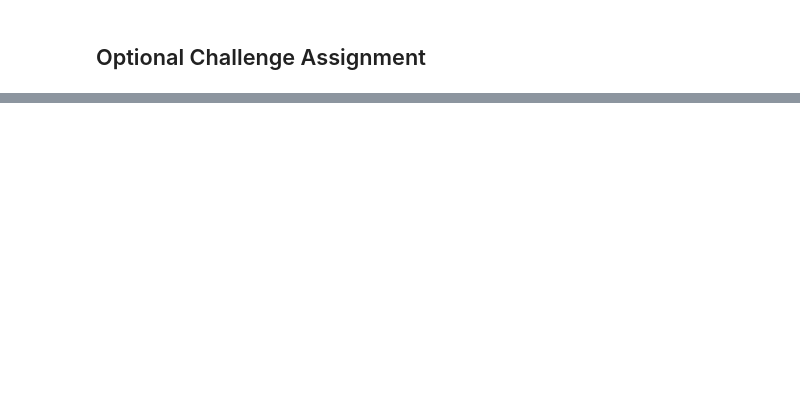
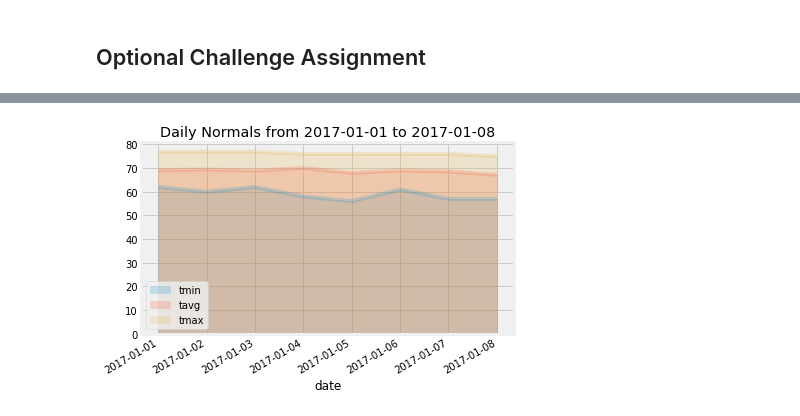
Before and after one commit to cinhui/climate_analysis_sqlalchemy, a Jupyter notebook: climate_starter.ipynb, the cells around one changed output, grey strips where cells are left out. Cells and saved outputs as stored; diff of their text form; code cells hidden in the pictures; blank space fills up the shorter version.

```diff
--- a/climate_starter.ipynb
+++ b/climate_starter.ipynb
@@ -234,9 +270,20 @@ daily_normals("01-01")
 # push each tuple of calculations into a list called `normals`
 
 # Set the start and end date of the trip
-
+start_date = '2017-01-01'
+end_date = '2017-01-08'
 # Use the start and end date to create a range of dates
-
-# Stip off the year and save a list of %m-%d strings
-
+trip_dates = session.query(Measurement.date).\
+    filter(Measurement.date >= start_date).\
+    filter(Measurement.date <= end_date).\
+    group_by(Measurement.date).all()
+trip_dates
+# Strip off the year and save a list of %m-%d strings
+trip_dates = [x[0] for x in trip_dates]
+month_date = [x[5:] for x in trip_dates]
+month_date
 # Loop through the list of %m-%d strings and calculate the normals for each date
+normals = []
+for date in month_date:
+    normals.append(*daily_normals(date))
+normals
@@ -243,2 +299,9 @@ daily_normals("01-01")
 # %%
-# Load the previous query results into a Pandas DataFrame and add the `trip_dates` range as the `date` index
+# Load the previous query results into a Pandas DataFrame and
+# add the `trip_dates` range as the `date` index
+
+normals_df= pd.DataFrame(normals,columns=['tmin', 'tavg', 'tmax'])
+normals_df['date']= trip_dates
+normals_df['date'] = pd.to_datetime(normals_df['date'], format='%Y-%m-%d')
+normals_df.set_index('date',inplace=True)
+normals_df
@@ -246,0 +319,8 @@ daily_normals("01-01")
+# %%
+# Plot the daily normals as an area plot with `stacked=False`
+normals_df.plot(kind='area', alpha=0.2, stacked=False, x_compat=True, title=f"Daily Normals from {start_date} to {end_date}")
+plt.tight_layout()
+plt.savefig(f"Daily Normals from {start_date} to {end_date}.png")
+plt.show()
+# %% [output]
+[figure, added]
```
Also changed, not shown: parts of 8 cells of this notebook.
